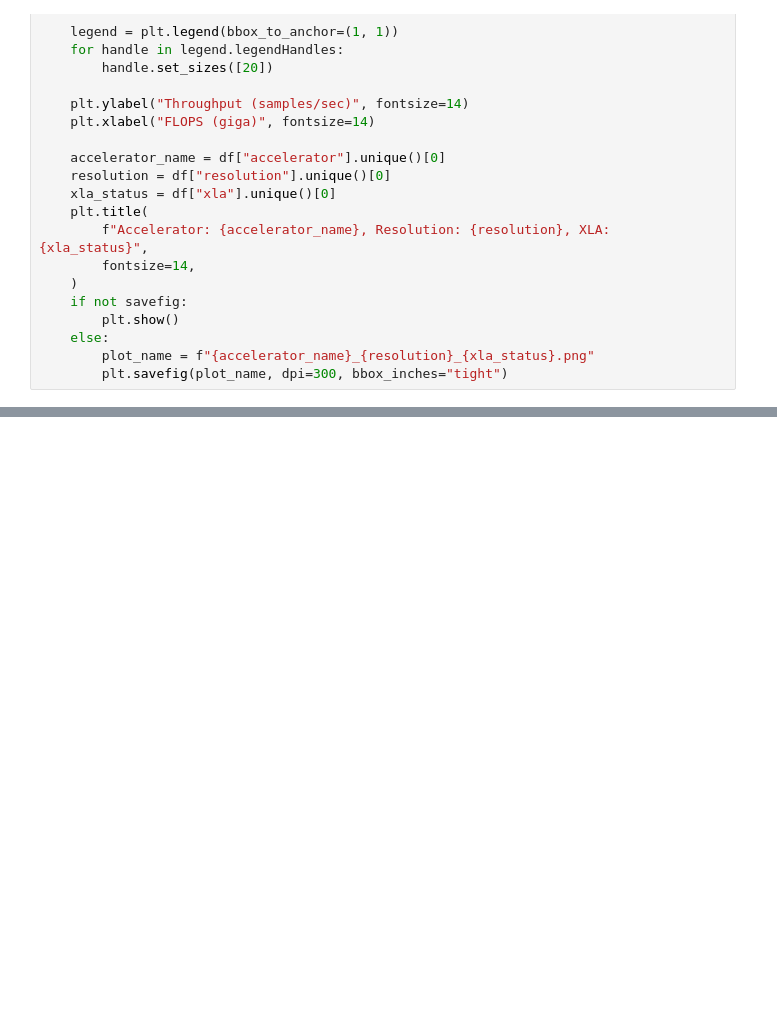
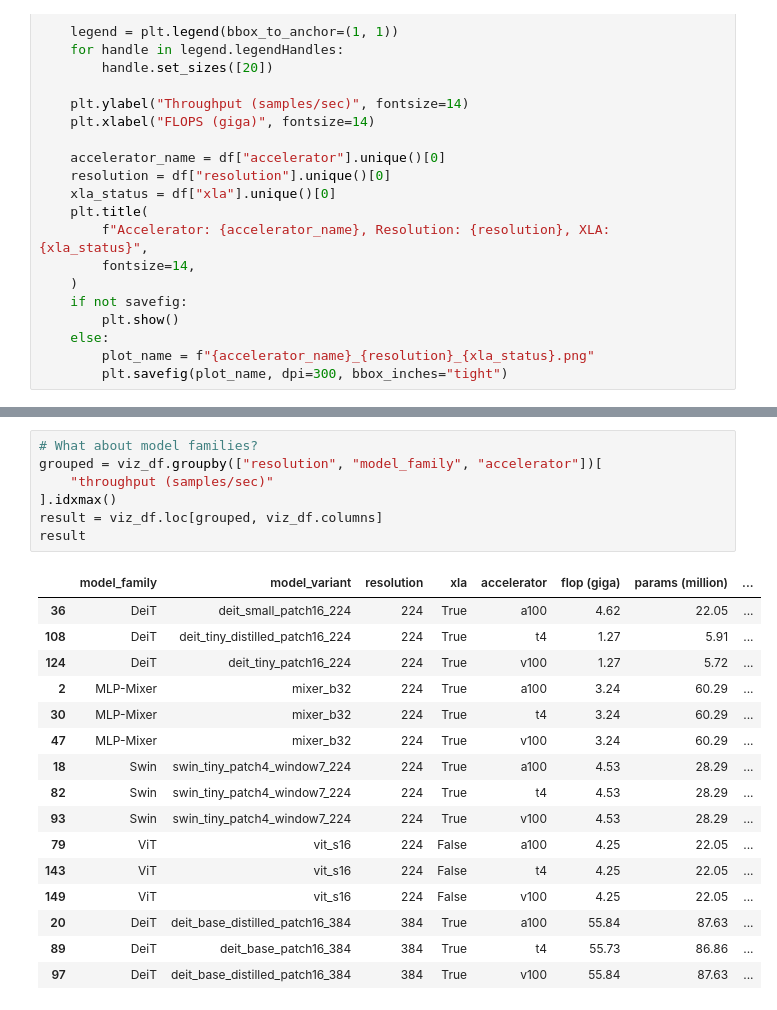
Before and after one commit to sayakpaul/keras-xla-benchmarks, a Jupyter notebook: hub/analysis.ipynb, the cells around one changed output, grey strips where cells are left out. Drawn from its saved outputs; the diff is of its cells as text; blank space fills up the shorter version.

```diff
--- a/hub/analysis.ipynb
+++ b/hub/analysis.ipynb
@@ -129,0 +177,24 @@ result
+# %%
+# What about model families?
+grouped = viz_df.groupby(["resolution", "model_family", "accelerator"])[
+    "throughput (samples/sec)"
+].idxmax()
+result = viz_df.loc[grouped, viz_df.columns]
+result
+# %% [output]
+|  | model_family | model_variant | resolution | xla | accelerator | flop (giga) | params (million) | ... |
+| 36 | DeiT | deit_small_patch16_224 | 224 | True | a100 | 4.62 | 22.05 | ... |
+| 108 | DeiT | deit_tiny_distilled_patch16_224 | 224 | True | t4 | 1.27 | 5.91 | ... |
+| 124 | DeiT | deit_tiny_patch16_224 | 224 | True | v100 | 1.27 | 5.72 | ... |
+| 2 | MLP-Mixer | mixer_b32 | 224 | True | a100 | 3.24 | 60.29 | ... |
+| 30 | MLP-Mixer | mixer_b32 | 224 | True | t4 | 3.24 | 60.29 | ... |
+| 47 | MLP-Mixer | mixer_b32 | 224 | True | v100 | 3.24 | 60.29 | ... |
+| 18 | Swin | swin_tiny_patch4_window7_224 | 224 | True | a100 | 4.53 | 28.29 | ... |
+| 82 | Swin | swin_tiny_patch4_window7_224 | 224 | True | t4 | 4.53 | 28.29 | ... |
+| 93 | Swin | swin_tiny_patch4_window7_224 | 224 | True | v100 | 4.53 | 28.29 | ... |
+| 79 | ViT | vit_s16 | 224 | False | a100 | 4.25 | 22.05 | ... |
+| 143 | ViT | vit_s16 | 224 | False | t4 | 4.25 | 22.05 | ... |
+| 149 | ViT | vit_s16 | 224 | False | v100 | 4.25 | 22.05 | ... |
+| 20 | DeiT | deit_base_distilled_patch16_384 | 384 | True | a100 | 55.84 | 87.63 | ... |
+| 89 | DeiT | deit_base_patch16_384 | 384 | True | t4 | 55.73 | 86.86 | ... |
+| 97 | DeiT | deit_base_distilled_patch16_384 | 384 | True | v100 | 55.84 | 87.63 | ... |
```
Also changed, not shown: parts of 9 cells of this notebook.
